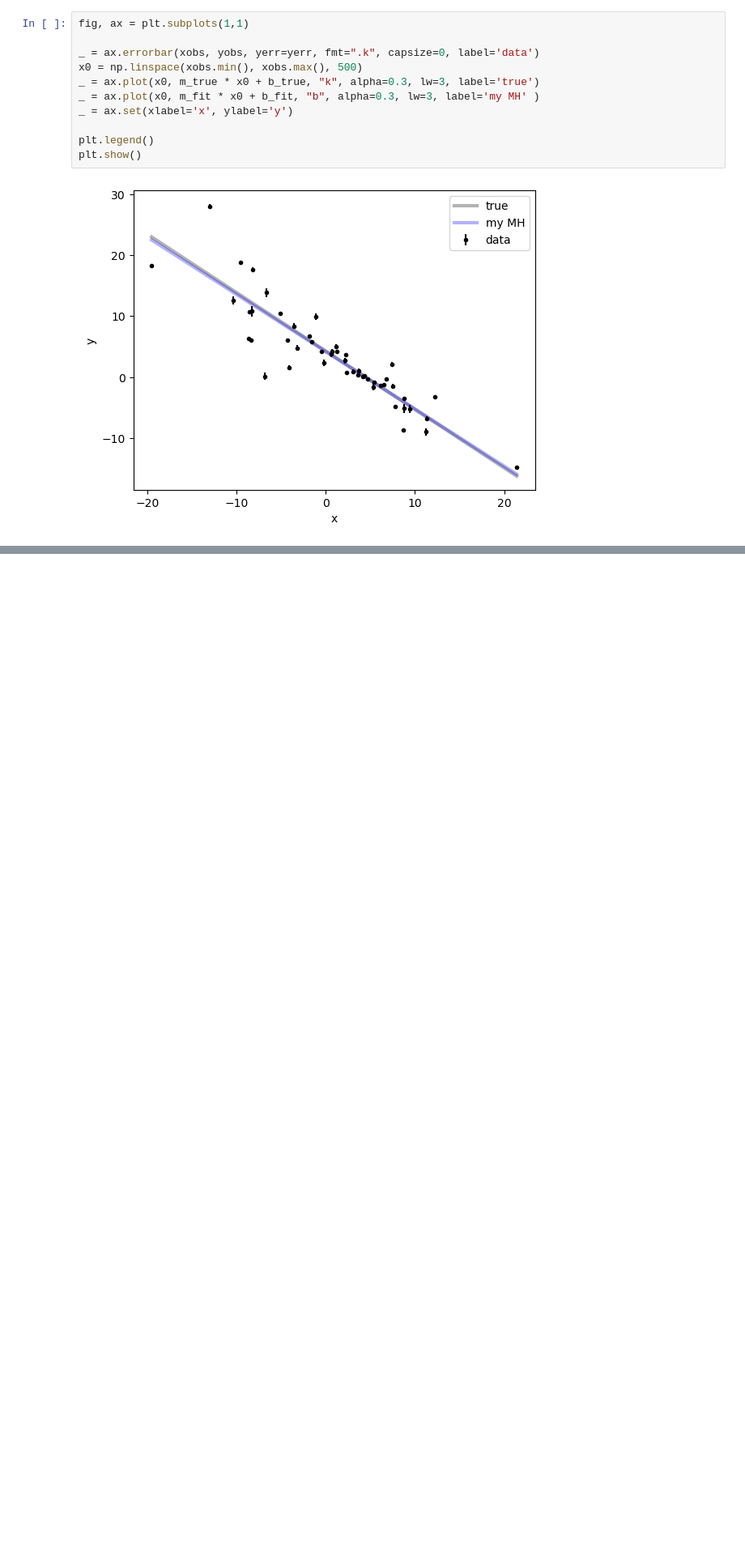
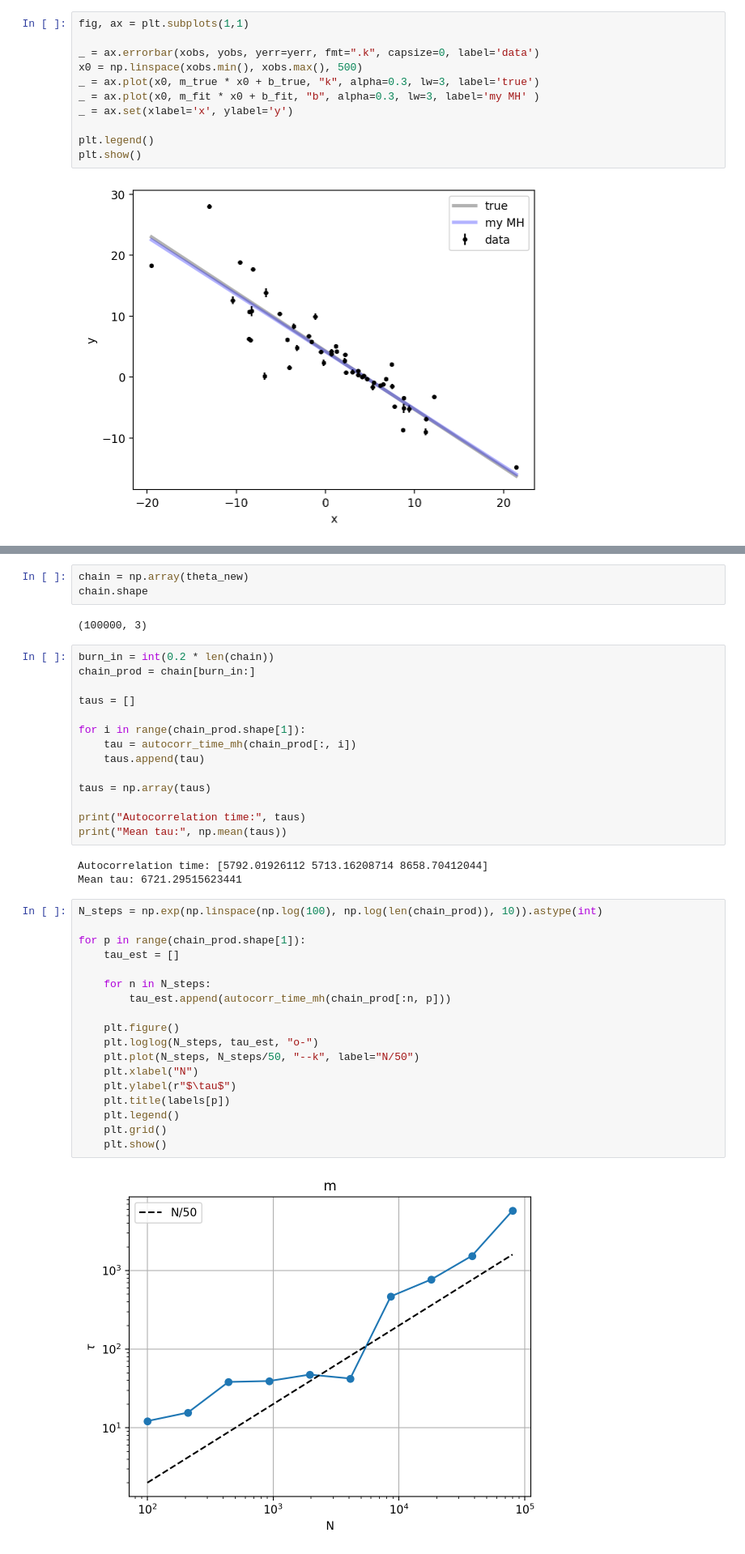
Before and after one commit to olghyn/PyProgrammingAPC, a Jupyter notebook: hands-on/H03/ex03_MH.ipynb, the cells around one changed output, grey strips where cells are left out. Shown at 81% size. Saved outputs shown, nothing was run; the diff lists cells and outputs as text; blank space fills up the shorter version.

```diff
--- a/hands-on/H03/ex03_MH.ipynb
+++ b/hands-on/H03/ex03_MH.ipynb
@@ -403,0 +429,42 @@ Log-Prob al valore attuale (-1.8): -110.9326108985378
+# %%
+chain = np.array(theta_new)
+chain.shape
+# %% [output]
+(100000, 3)
+# %%
+burn_in = int(0.2 * len(chain))
+chain_prod = chain[burn_in:]
+
+taus = []
+
+for i in range(chain_prod.shape[1]):
+    tau = autocorr_time_mh(chain_prod[:, i])
+    taus.append(tau)
+
+taus = np.array(taus)
+
+print("Autocorrelation time:", taus)
+print("Mean tau:", np.mean(taus))
+# %% [output]
+Autocorrelation time: [5792.01926112 5713.16208714 8658.70412044]
+Mean tau: 6721.29515623441
+# %%
+N_steps = np.exp(np.linspace(np.log(100), np.log(len(chain_prod)), 10)).astype(int)
+
+for p in range(chain_prod.shape[1]):
+    tau_est = []
+
+    for n in N_steps:
+        tau_est.append(autocorr_time_mh(chain_prod[:n, p]))
+
+    plt.figure()
+    plt.loglog(N_steps, tau_est, "o-")
+    plt.plot(N_steps, N_steps/50, "--k", label="N/50")
+    plt.xlabel("N")
+    plt.ylabel(r"$\tau$")
+    plt.title(labels[p])
+    plt.legend()
+    plt.grid()
+    plt.show()
+# %% [output]
+[figure, added]
```
Also changed, not shown: parts of 34 cells of this notebook, 2 other files.
